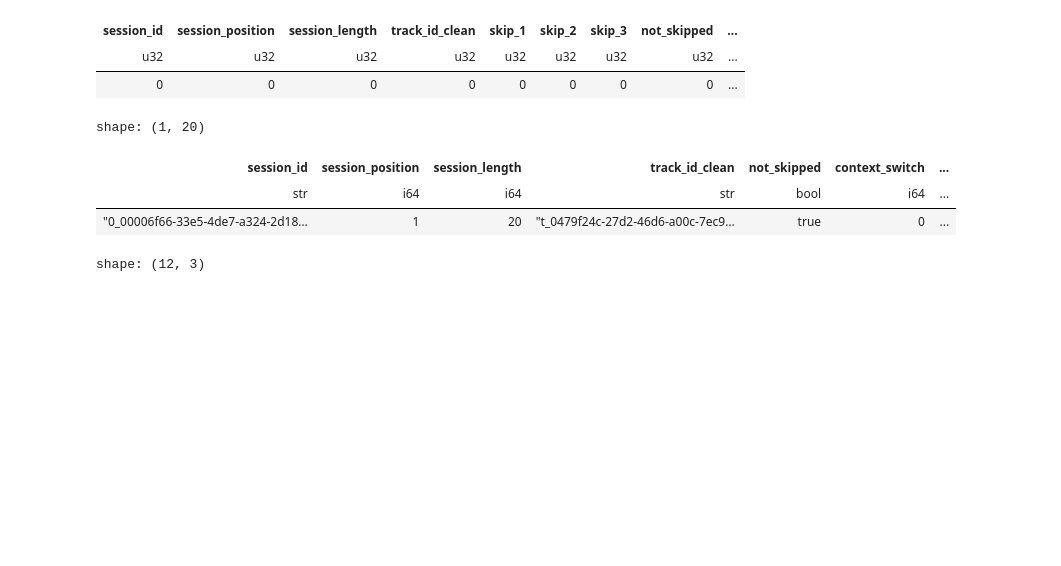
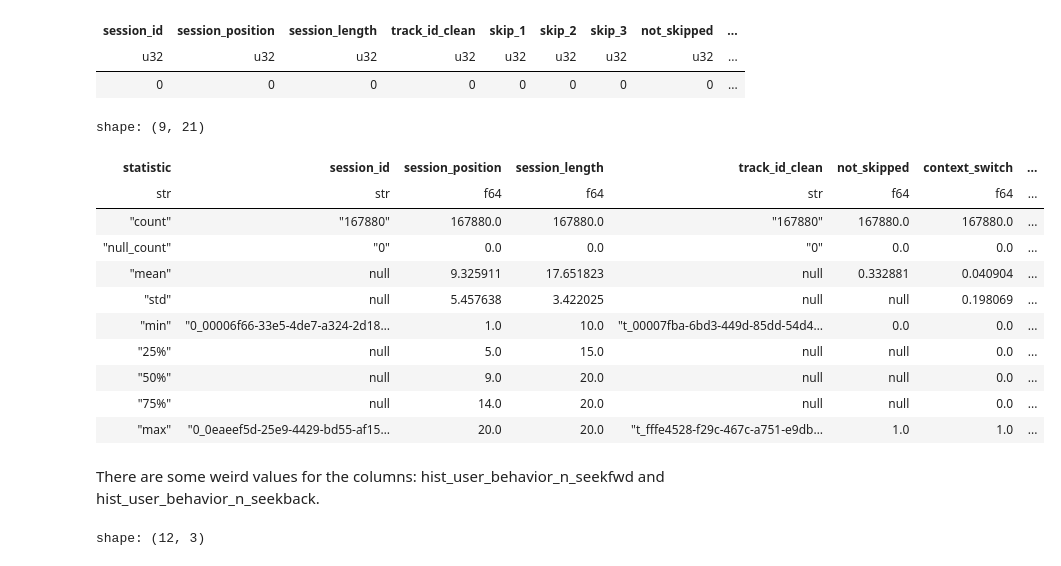
Before and after one commit to FiloDerba/tune-track, a Jupyter notebook: notebooks/exploration.ipynb, the cells around one changed output. Drawn from its saved outputs; the diff is of its cells as text; code cells hidden in the pictures; blank space fills up the shorter version.

```diff
--- a/notebooks/exploration.ipynb
+++ b/notebooks/exploration.ipynb
@@ -26,13 +26,23 @@ shape: (1, 21)
 | session_id | session_position | session_length | track_id_clean | skip_1 | skip_2 | skip_3 | not_skipped | ... |
 | u32 | u32 | u32 | u32 | u32 | u32 | u32 | u32 | ... |
 | 0 | 0 | 0 | 0 | 0 | 0 | 0 | 0 | ... |
-# %%
-df_sessions.head(1)
-# %% [output]
-shape: (1, 20)
-| session_id | session_position | session_length | track_id_clean | not_skipped | context_switch | ... |
-| str | i64 | i64 | str | bool | i64 | ... |
-| "0_00006f66-33e5-4de7-a324-2d18… | 1 | 20 | "t_0479f24c-27d2-46d6-a00c-7ec9… | true | 0 | ... |
+# %%
+df_sessions.describe()
+# %% [output]
+shape: (9, 21)
+| statistic | session_id | session_position | session_length | track_id_clean | not_skipped | context_switch | ... |
+| str | str | f64 | f64 | str | f64 | f64 | ... |
+| "count" | "167880" | 167880.0 | 167880.0 | "167880" | 167880.0 | 167880.0 | ... |
+| "null_count" | "0" | 0.0 | 0.0 | "0" | 0.0 | 0.0 | ... |
+| "mean" | null | 9.325911 | 17.651823 | null | 0.332881 | 0.040904 | ... |
+| "std" | null | 5.457638 | 3.422025 | null | null | 0.198069 | ... |
+| "min" | "0_00006f66-33e5-4de7-a324-2d18… | 1.0 | 10.0 | "t_00007fba-6bd3-449d-85dd-54d4… | 0.0 | 0.0 | ... |
+| "25%" | null | 5.0 | 15.0 | null | null | 0.0 | ... |
+| "50%" | null | 9.0 | 20.0 | null | null | 0.0 | ... |
+| "75%" | null | 14.0 | 20.0 | null | null | 0.0 | ... |
+| "max" | "0_0eaeef5d-25e9-4429-bd55-af15… | 20.0 | 20.0 | "t_fffe4528-f29c-467c-a751-e9db… | 1.0 | 1.0 | ... |
+# %% [markdown]
+There are some weird values for the columns: hist_user_behavior_n_seekfwd and hist_user_behavior_n_seekback.
 # %%
 (df_sessions
     .group_by("context_type", "premium")
```
Also changed, not shown: parts of 14 cells of this notebook, 2 other files.
